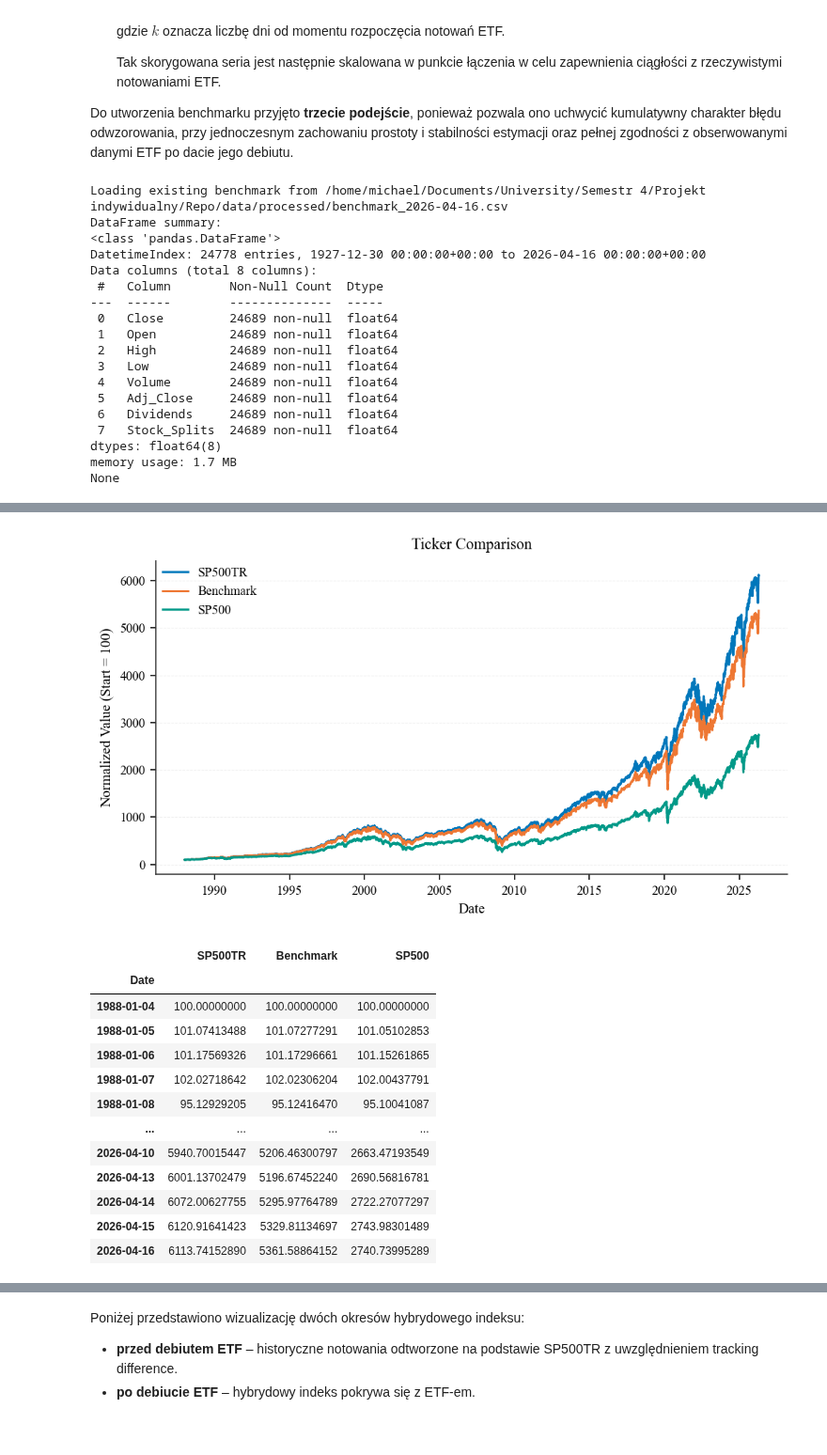
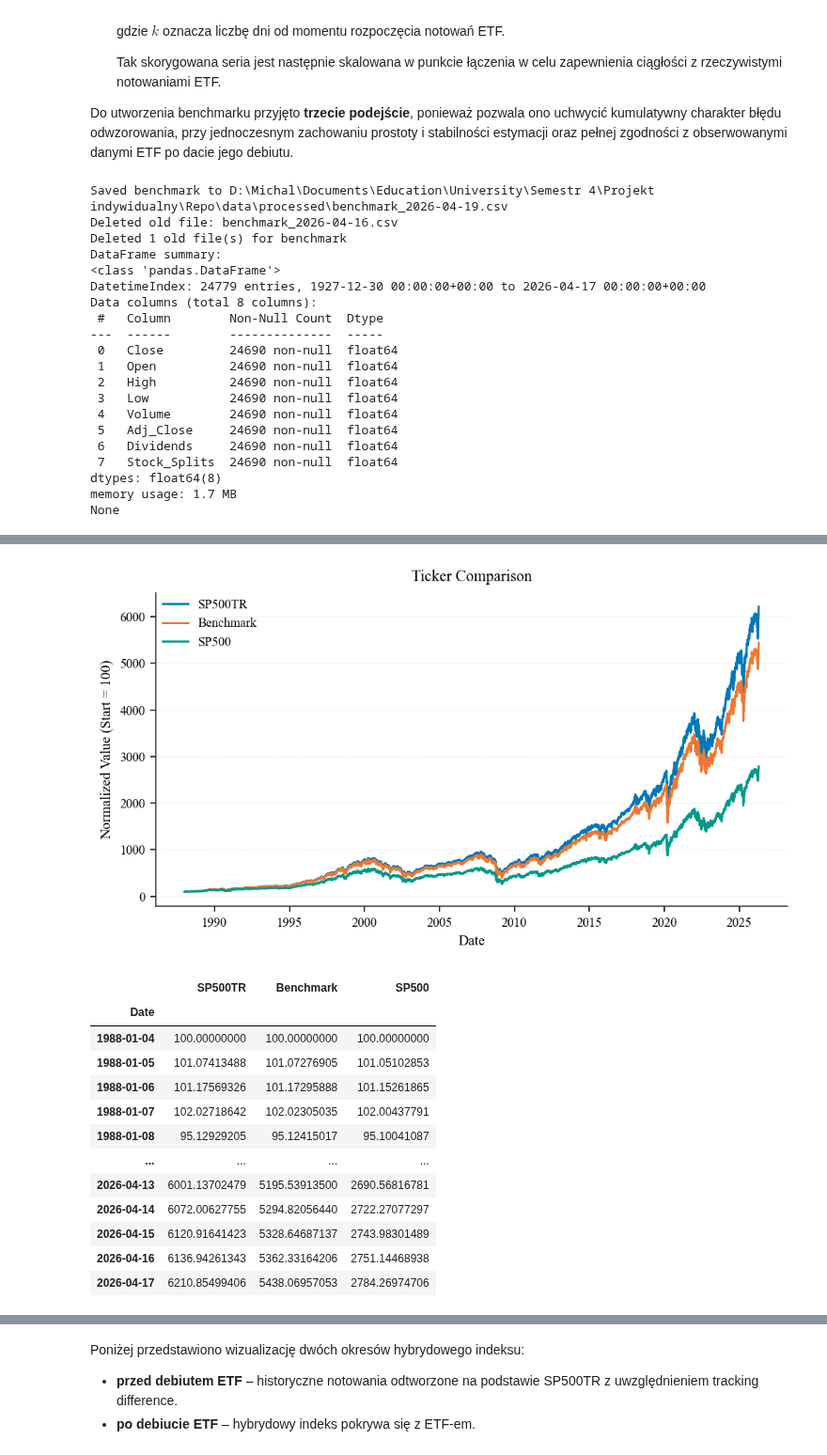
Before and after one commit to MichaelL200/data-driven-stock-portfolio-selection, a Jupyter notebook: notebooks/02b_data_stocks_yf.ipynb, the cells around one changed output, grey strips where cells are left out. Shown at 94% size. Cells and saved outputs as stored; diff of their text form; code cells hidden in the pictures.

```diff
--- a/notebooks/02b_data_stocks_yf.ipynb
+++ b/notebooks/02b_data_stocks_yf.ipynb
@@ -232,23 +238,25 @@ plots.YahooFinance.compare_tickers({
     "Benchmark": benchmark,
     # "ETF": ETF, # here shows only after 2010-09-14
     "SP500": SP500
-}, hide_col=True)
+}, hide_col=True, filename="13-sp500-benchmark-comparison.png")
 # %% [output]
-Loading existing benchmark from /home/michael/Documents/University/Semestr 4/Projekt indywidualny/Repo/data/processed/benchmark_2026-04-16.csv
+Saved benchmark to D:\Michal\Documents\Education\University\Semestr 4\Projekt indywidualny\Repo\data\processed\benchmark_2026-04-19.csv
+Deleted old file: benchmark_2026-04-16.csv
+Deleted 1 old file(s) for benchmark
 DataFrame summary:
 <class 'pandas.DataFrame'>
-DatetimeIndex: 24778 entries, 1927-12-30 00:00:00+00:00 to 2026-04-16 00:00:00+00:00
+DatetimeIndex: 24779 entries, 1927-12-30 00:00:00+00:00 to 2026-04-17 00:00:00+00:00
 Data columns (total 8 columns):
  #   Column        Non-Null Count  Dtype
 ---  ------        --------------  -----
- 0   Close         24689 non-null  float64
- 1   Open          24689 non-null  float64
- 2   High          24689 non-null  float64
- 3   Low           24689 non-null  float64
- 4   Volume        24689 non-null  float64
- 5   Adj_Close     24689 non-null  float64
- 6   Dividends     24689 non-null  float64
- 7   Stock_Splits  24689 non-null  float64
+ 0   Close         24690 non-null  float64
+ 1   Open          24690 non-null  float64
+ 2   High          24690 non-null  float64
+ 3   Low           24690 non-null  float64
+ 4   Volume        24690 non-null  float64
+ 5   Adj_Close     24690 non-null  float64
+ 6   Dividends     24690 non-null  float64
+ 7   Stock_Splits  24690 non-null  float64
 dtypes: float64(8)
 memory usage: 1.7 MB
 None
@@ -264,14 +272,14 @@ None
-[figure, old version]
+[figure, new version]
 |  | SP500TR | Benchmark | SP500 |
 | Date |  |  |  |
 | 1988-01-04 | 100.00000000 | 100.00000000 | 100.00000000 |
-| 1988-01-05 | 101.07413488 | 101.07277291 | 101.05102853 |
-| 1988-01-06 | 101.17569326 | 101.17296661 | 101.15261865 |
-| 1988-01-07 | 102.02718642 | 102.02306204 | 102.00437791 |
-| 1988-01-08 | 95.12929205 | 95.12416470 | 95.10041087 |
+| 1988-01-05 | 101.07413488 | 101.07276905 | 101.05102853 |
+| 1988-01-06 | 101.17569326 | 101.17295888 | 101.15261865 |
+| 1988-01-07 | 102.02718642 | 102.02305035 | 102.00437791 |
+| 1988-01-08 | 95.12929205 | 95.12415017 | 95.10041087 |
 | ... | ... | ... | ... |
-| 2026-04-10 | 5940.70015447 | 5206.46300797 | 2663.47193549 |
-| 2026-04-13 | 6001.13702479 | 5196.67452240 | 2690.56816781 |
-| 2026-04-14 | 6072.00627755 | 5295.97764789 | 2722.27077297 |
-| 2026-04-15 | 6120.91641423 | 5329.81134697 | 2743.98301489 |
-| 2026-04-16 | 6113.74152890 | 5361.58864152 | 2740.73995289 |
+| 2026-04-13 | 6001.13702479 | 5195.53913500 | 2690.56816781 |
+| 2026-04-14 | 6072.00627755 | 5294.82056440 | 2722.27077297 |
+| 2026-04-15 | 6120.91641423 | 5328.64687137 | 2743.98301489 |
+| 2026-04-16 | 6136.94261343 | 5362.33164206 | 2751.14468938 |
+| 2026-04-17 | 6210.85499406 | 5438.06957053 | 2784.26974706 |
```
Also changed, not shown: parts of 14 cells of this notebook, 6 other files.
